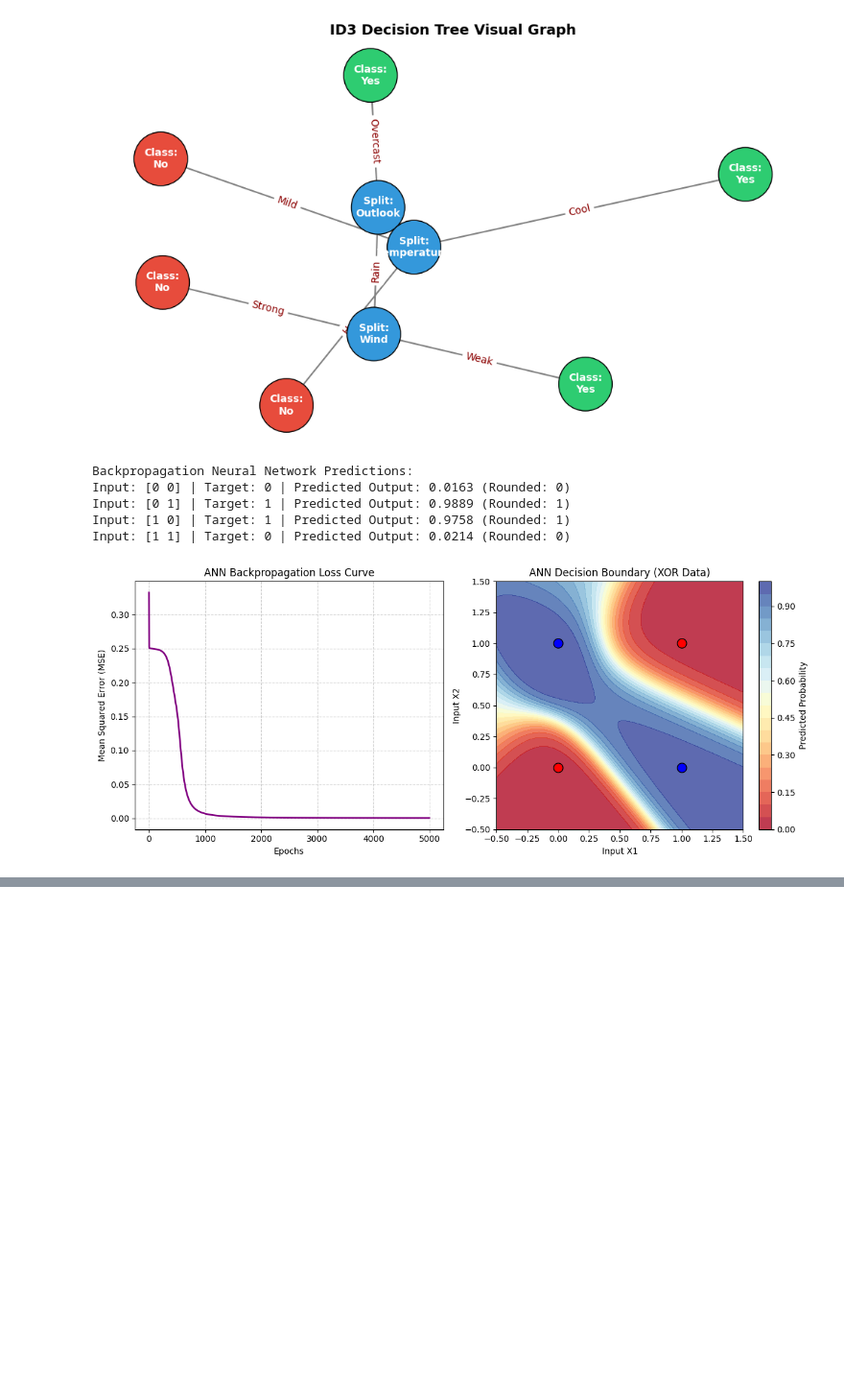
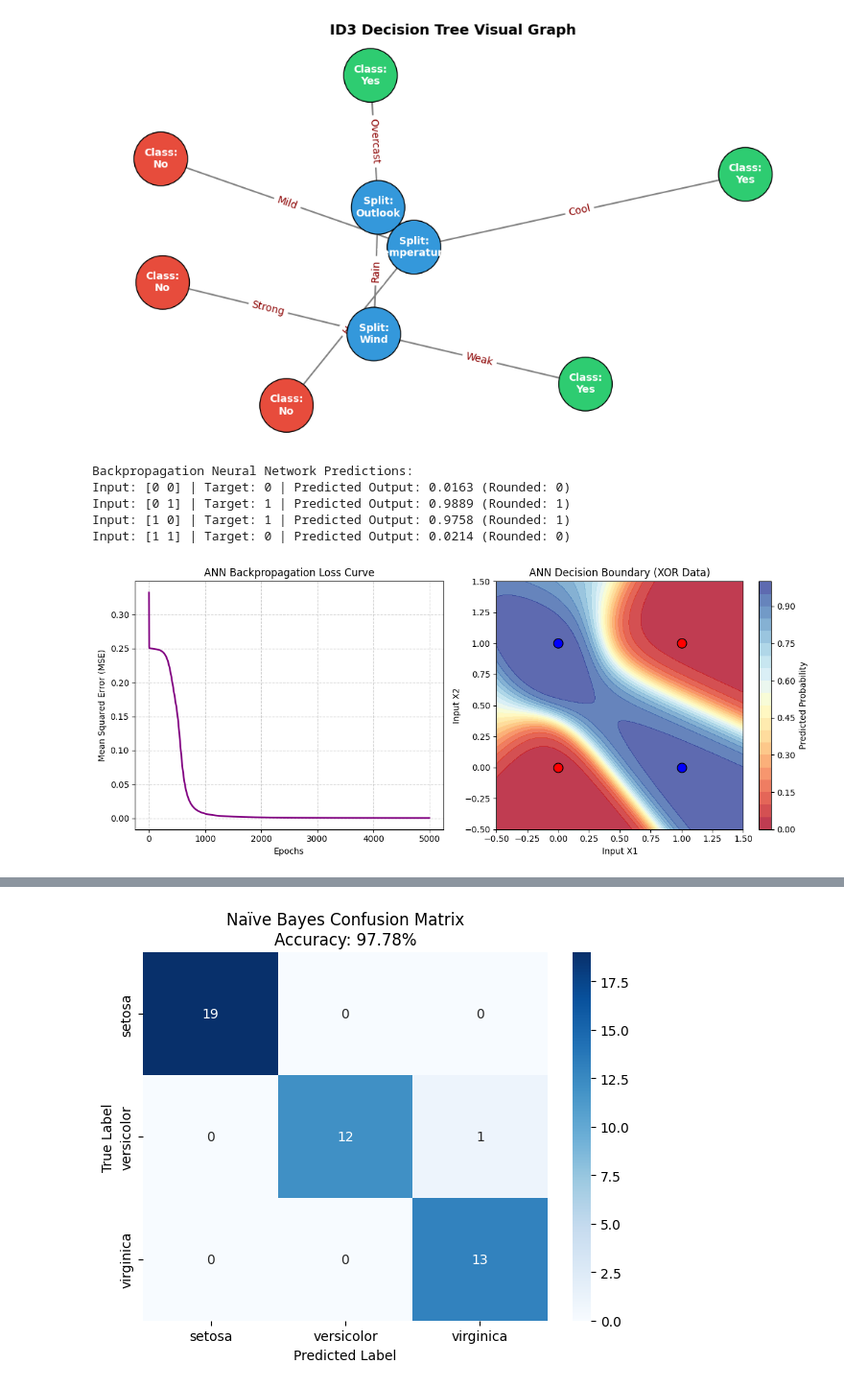
Before and after one commit to kevina29/MLA0202_Experiments, a Jupyter notebook: MLA0202.ipynb, the cells around one changed output, grey strips where cells are left out. Shown at 96% size. Drawn from its saved outputs; the diff is of its cells as text; code cells hidden in the pictures; blank space fills up the shorter version.

```diff
--- a/MLA0202.ipynb
+++ b/MLA0202.ipynb
@@ -440,0 +501,46 @@ Input: [1 1] | Target: 0 | Predicted Output: 0.0214 (Rounded: 0)
+# %%
+# EXPERIMENT 6
+import matplotlib.pyplot as plt
+import seaborn as sns
+from sklearn.datasets import load_iris
+from sklearn.metrics import accuracy_score, confusion_matrix
+from sklearn.model_selection import train_test_split
+from sklearn.naive_bayes import GaussianNB
+
+# Load Dataset
+iris = load_iris()
+X = iris.data
+y = iris.target
+
+X_train, X_test, y_train, y_test = train_test_split(
+    X, y, test_size=0.3, random_state=42
+)
+
+# Train Naïve Bayes Classifier
+nb = GaussianNB()
+nb.fit(X_train, y_train)
+
+# Predict on test set
+y_pred = nb.predict(X_test)
+
+# Calculate Accuracy and Confusion Matrix
+accuracy = accuracy_score(y_test, y_pred)
+cm = confusion_matrix(y_test, y_pred)
+
+# Plot Confusion Matrix Heatmap
+plt.figure(figsize=(6, 5))
+sns.heatmap(
+    cm,
+    annot=True,
+    fmt="d",
+    cmap="Blues",
+    xticklabels=iris.target_names,
+    yticklabels=iris.target_names,
+)
+plt.title(f"Naïve Bayes Confusion Matrix\nAccuracy: {accuracy * 100:.2f}%")
+plt.xlabel("Predicted Label")
+plt.ylabel("True Label")
+plt.tight_layout()
+plt.show()
+# %% [output]
+[figure, added]
```
Also changed, not shown: parts of 19 cells of this notebook.
